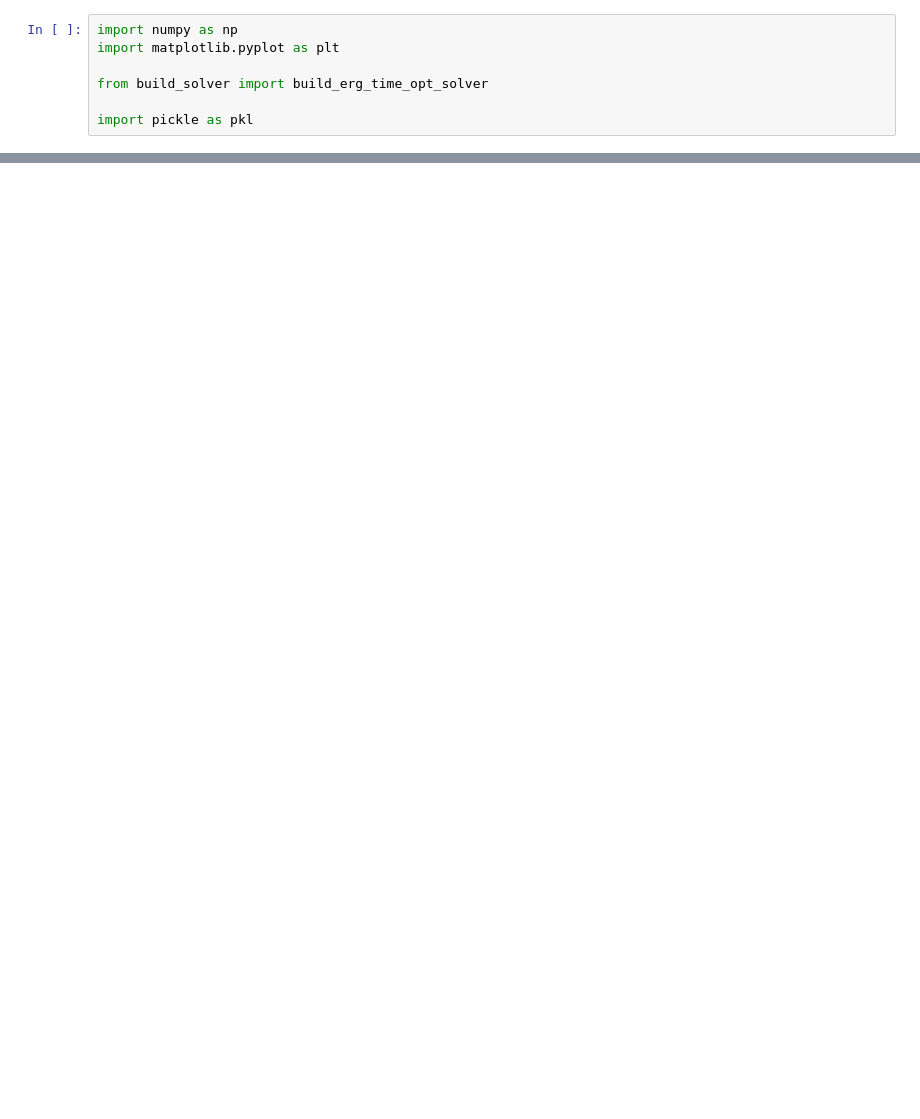
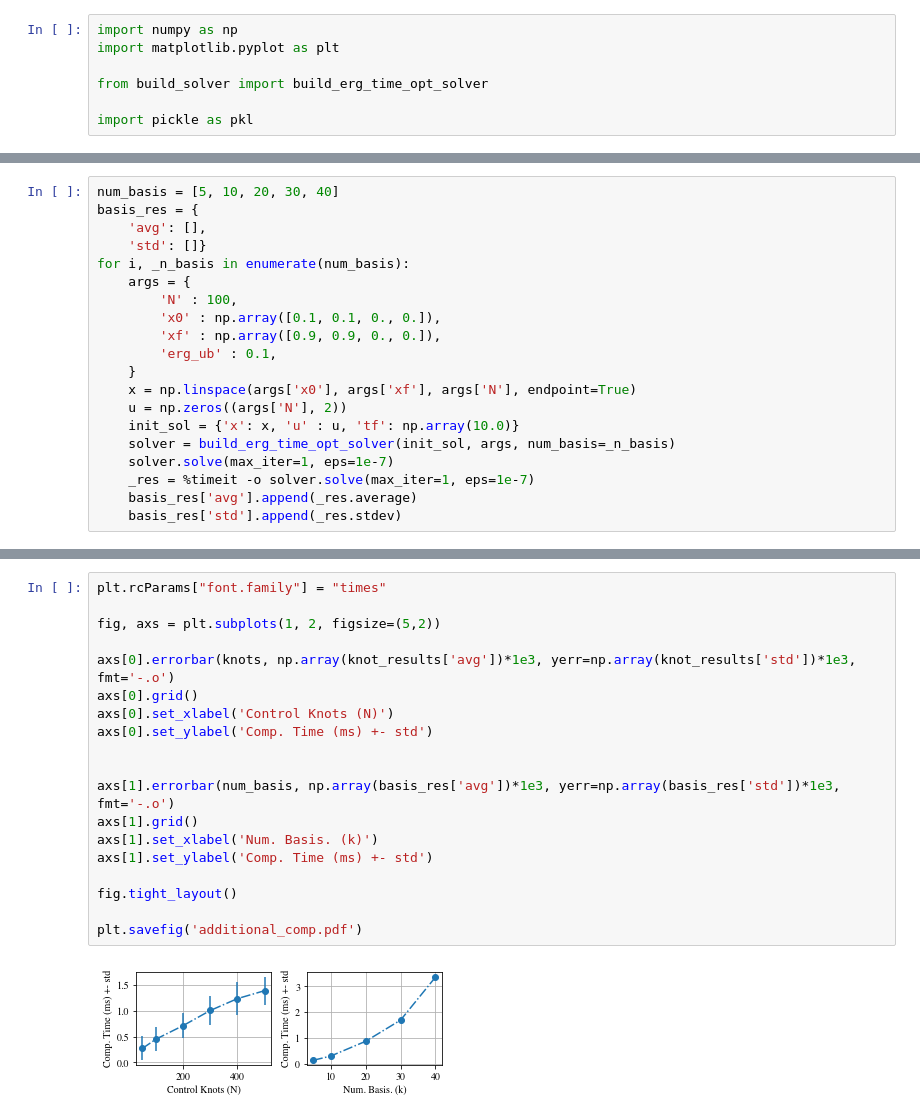
Before and after one commit to ialab-yale/time_optimal_ergodic_search, a Jupyter notebook: experiments/Journal/knot_study/_ian_attempt.ipynb, the cells around one changed output, grey strips where cells are left out. Cells and saved outputs as stored; diff of their text form; blank space fills up the shorter version.

Commit message:
added comp results

```diff
--- a/experiments/Journal/knot_study/_ian_attempt.ipynb
+++ b/experiments/Journal/knot_study/_ian_attempt.ipynb
@@ -39,0 +68,20 @@ The slowest run took 4.38 times longer than the fastest. This could mean that an
+# %%
+num_basis = [5, 10, 20, 30, 40]
+basis_res = {
+    'avg': [],
+    'std': []}
+for i, _n_basis in enumerate(num_basis):
+    args = {
+        'N' : 100,
+        'x0' : np.array([0.1, 0.1, 0., 0.]),
+        'xf' : np.array([0.9, 0.9, 0., 0.]),
+        'erg_ub' : 0.1,
+    }
+    x = np.linspace(args['x0'], args['xf'], args['N'], endpoint=True)
+    u = np.zeros((args['N'], 2))
+    init_sol = {'x': x, 'u' : u, 'tf': np.array(10.0)}
+    solver = build_erg_time_opt_solver(init_sol, args, num_basis=_n_basis)
+    solver.solve(max_iter=1, eps=1e-7)
+    _res = %timeit -o solver.solve(max_iter=1, eps=1e-7)
+    basis_res['avg'].append(_res.average)
+    basis_res['std'].append(_res.stdev)
@@ -40,3 +94,24 @@ The slowest run took 4.38 times longer than the fastest. This could mean that an
+# %%
+plt.rcParams["font.family"] = "times"
+
+fig, axs = plt.subplots(1, 2, figsize=(5,2))
+
+axs[0].errorbar(knots, np.array(knot_results['avg'])*1e3, yerr=np.array(knot_results['std'])*1e3, fmt='-.o')
+axs[0].grid()
+axs[0].set_xlabel('Control Knots (N)')
+axs[0].set_ylabel('Comp. Time (ms) +- std')
+
+
+axs[1].errorbar(num_basis, np.array(basis_res['avg'])*1e3, yerr=np.array(basis_res['std'])*1e3, fmt='-.o')
+axs[1].grid()
+axs[1].set_xlabel('Num. Basis. (k)')
+axs[1].set_ylabel('Comp. Time (ms) +- std')
+
+fig.tight_layout()
+
+plt.savefig('additional_comp.pdf')
+# %% [output]
+[figure, added]
 # %%
 # plt.rcParams["font.family"] = "freeserif"
 plt.rcParams["font.family"] = "times"
```
Also changed, not shown: parts of 7 cells of this notebook, 3 other files.
